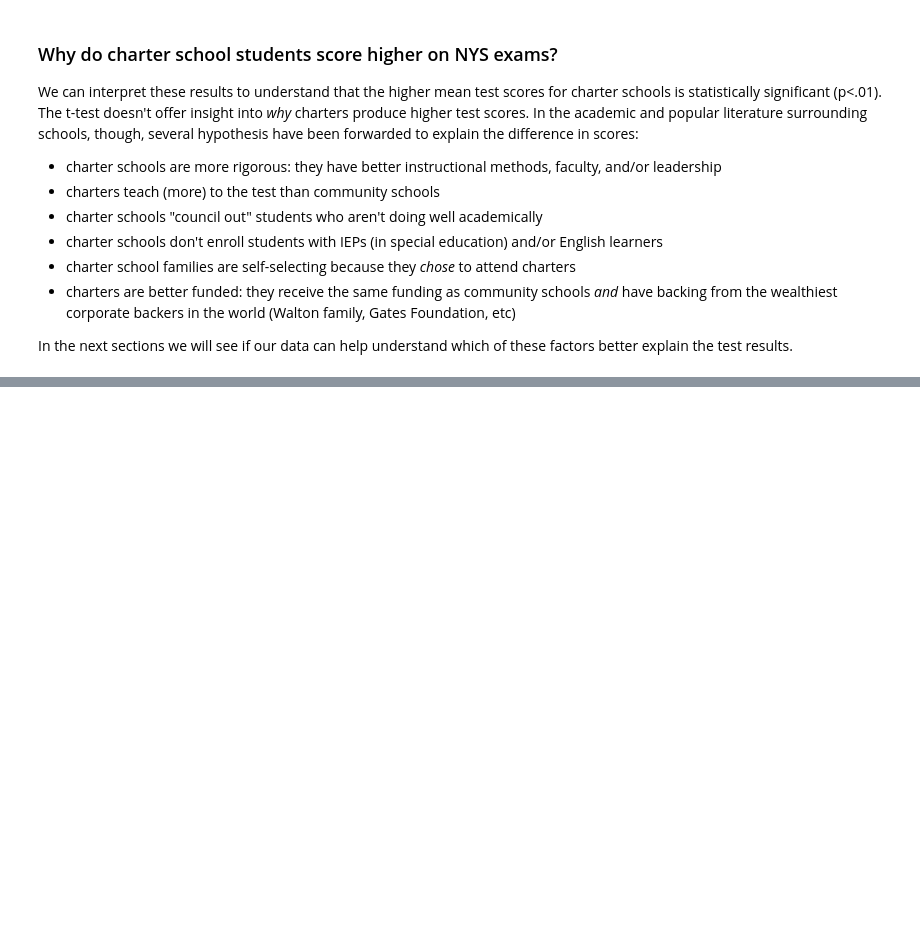
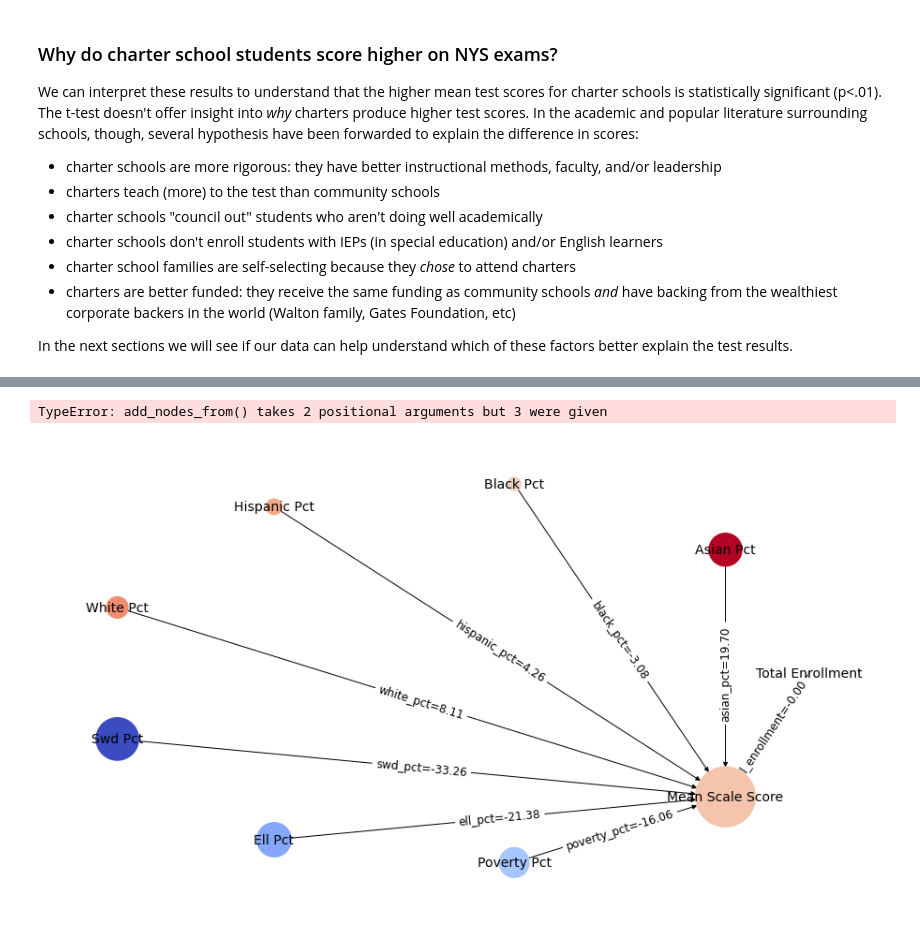
Before and after one commit to adelphi-ed-tech/nycschools, a Jupyter notebook: nb/charter-vs-community.ipynb, the cells around one changed output, grey strips where cells are left out. Saved outputs shown, nothing was run; the diff lists cells and outputs as text; code cells hidden in the pictures; blank space fills up the shorter version.

```diff
--- a/nb/charter-vs-community.ipynb
+++ b/nb/charter-vs-community.ipynb
@@ -197,0 +201,25 @@ ui.fmt_table(table, pct_cols=table.columns[1:4], num_cols=table.columns[-2:])
+# %%
+
+
+def show_ols(data, title):
+    factors = ['total_enrollment', 'asian_pct',  'black_pct',
+       'hispanic_pct',  'white_pct','swd_pct',  'ell_pct',  'poverty_pct']
+
+
+    y = data['mean_scale_score']
+
+    X = data[factors]
+    X = sm.add_constant(X)
+    model = sm.OLS(y, X).fit()
+
+#     display(md(f"### {title}"))
+#     display(model.summary())
+
+    ui.plot_model(model)
+
+data = pub.query("category == 'All Students'").copy()
+show_ols(data.copy(), "Linear Regression: public schools")
+# show_ols(charter, "Linear Regression: charter schools")
+# %% [output]
+TypeError: add_nodes_from() takes 2 positional arguments but 3 were given
+[figure, added]
```
Also changed, not shown: parts of 7 cells of this notebook, 6 other files.
